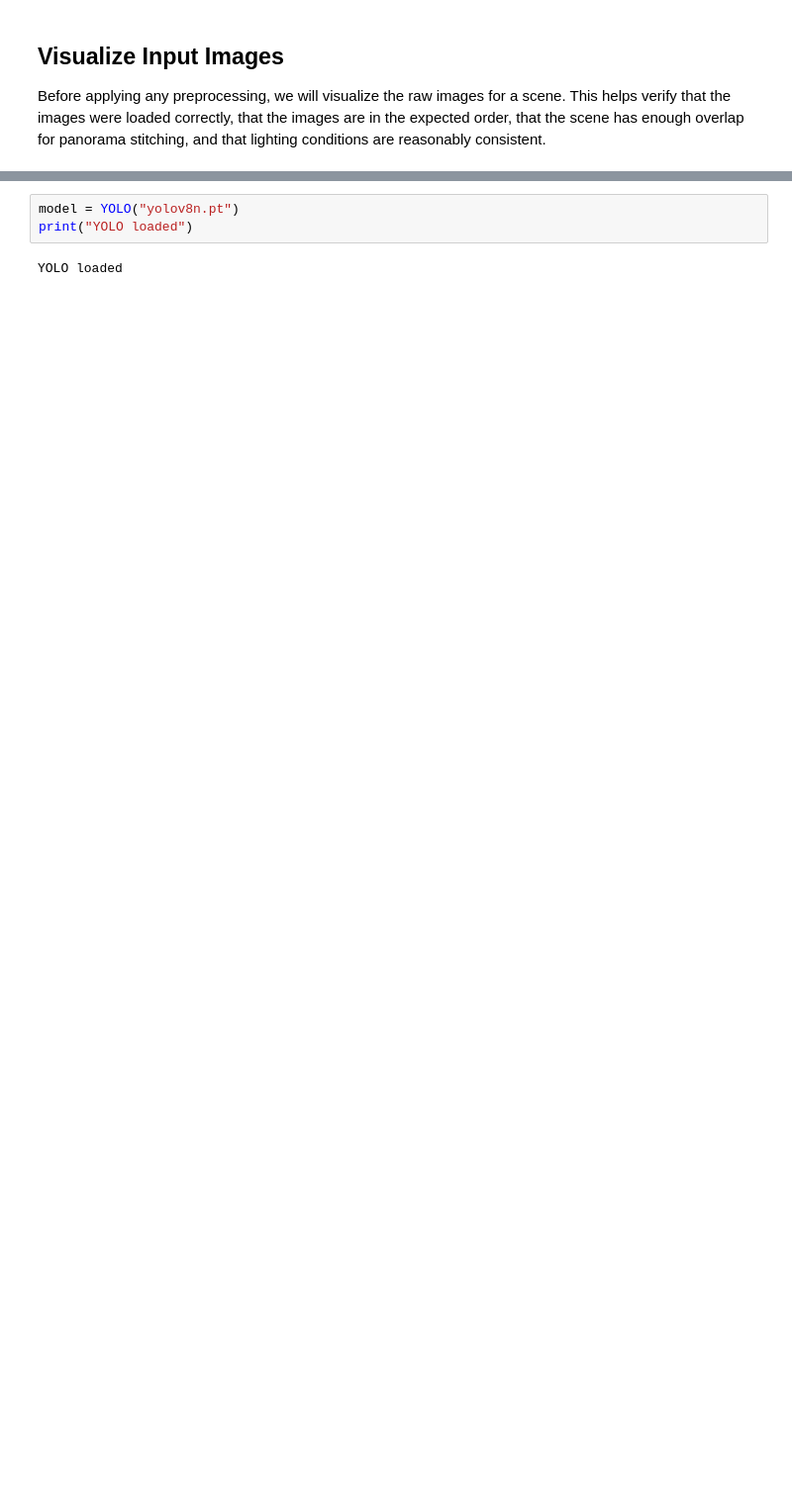
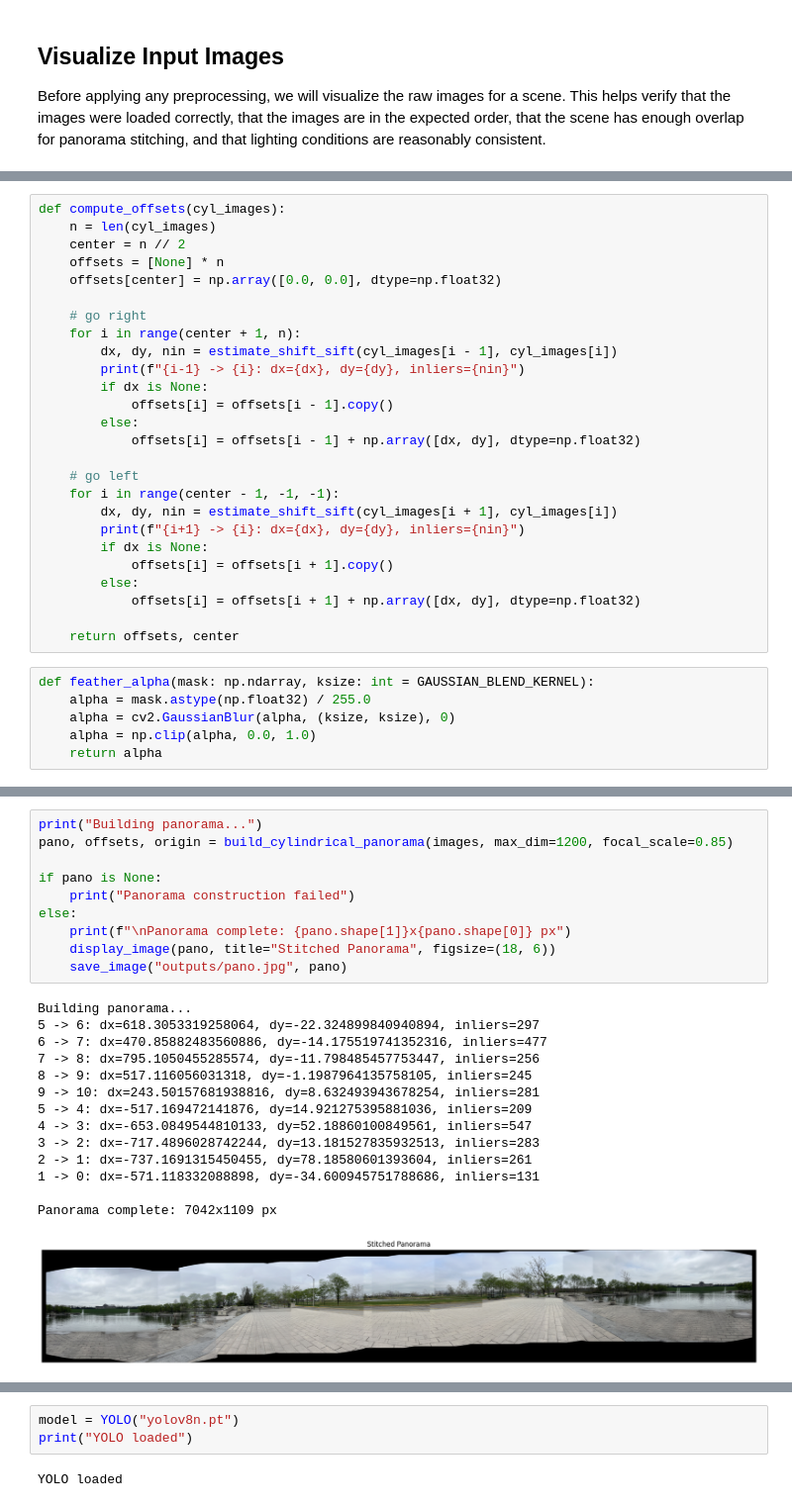
Before and after one commit to tiff123poof/Computer-Vision-Final-Project, a Jupyter notebook: main.ipynb, the cells around one changed output, grey strips where cells are left out. Shown at 99% size. Saved outputs shown, nothing was run; the diff lists cells and outputs as text; blank space fills up the shorter version.

```diff
--- a/main.ipynb
+++ b/main.ipynb
@@ -74,0 +208,32 @@ The first major goal in this project is panorama stitching, where multiple overl
+# %%
+def compute_offsets(cyl_images):
+    n = len(cyl_images)
+    center = n // 2
+    offsets = [None] * n
+    offsets[center] = np.array([0.0, 0.0], dtype=np.float32)
+
+    # go right
+    for i in range(center + 1, n):
+        dx, dy, nin = estimate_shift_sift(cyl_images[i - 1], cyl_images[i])
+        print(f"{i-1} -> {i}: dx={dx}, dy={dy}, inliers={nin}")
+        if dx is None:
+            offsets[i] = offsets[i - 1].copy()
+        else:
+            offsets[i] = offsets[i - 1] + np.array([dx, dy], dtype=np.float32)
+
+    # go left
+    for i in range(center - 1, -1, -1):
+        dx, dy, nin = estimate_shift_sift(cyl_images[i + 1], cyl_images[i])
+        print(f"{i+1} -> {i}: dx={dx}, dy={dy}, inliers={nin}")
+        if dx is None:
+            offsets[i] = offsets[i + 1].copy()
+        else:
+            offsets[i] = offsets[i + 1] + np.array([dx, dy], dtype=np.float32)
+
+    return offsets, center
+# %%
+def feather_alpha(mask: np.ndarray, ksize: int = GAUSSIAN_BLEND_KERNEL):
+    alpha = mask.astype(np.float32) / 255.0
+    alpha = cv2.GaussianBlur(alpha, (ksize, ksize), 0)
+    alpha = np.clip(alpha, 0.0, 1.0)
+    return alpha
@@ -74,0 +302,25 @@ The first major goal in this project is panorama stitching, where multiple overl
+# %%
+print("Building panorama...")
+pano, offsets, origin = build_cylindrical_panorama(images, max_dim=1200, focal_scale=0.85)
+
+if pano is None:
+    print("Panorama construction failed")
+else:
+    print(f"\nPanorama complete: {pano.shape[1]}x{pano.shape[0]} px")
+    display_image(pano, title="Stitched Panorama", figsize=(18, 6))
+    save_image("outputs/pano.jpg", pano)
+# %% [output]
+Building panorama...
+5 -> 6: dx=618.3053319258064, dy=-22.324899840940894, inliers=297
+6 -> 7: dx=470.85882483560886, dy=-14.175519741352316, inliers=477
+7 -> 8: dx=795.1050455285574, dy=-11.798485457753447, inliers=256
+8 -> 9: dx=517.116056031318, dy=-1.1987964135758105, inliers=245
+9 -> 10: dx=243.50157681938816, dy=8.632493943678254, inliers=281
+5 -> 4: dx=-517.169472141876, dy=14.921275395881036, inliers=209
+4 -> 3: dx=-653.0849544810133, dy=52.18860100849561, inliers=547
+3 -> 2: dx=-717.4896028742244, dy=13.181527835932513, inliers=283
+2 -> 1: dx=-737.1691315450455, dy=78.18580601393604, inliers=261
+1 -> 0: dx=-571.118332088898, dy=-34.600945751788686, inliers=131
+
+Panorama complete: 7042x1109 px
+[figure, added]
```
Also changed, not shown: parts of 30 cells of this notebook.
